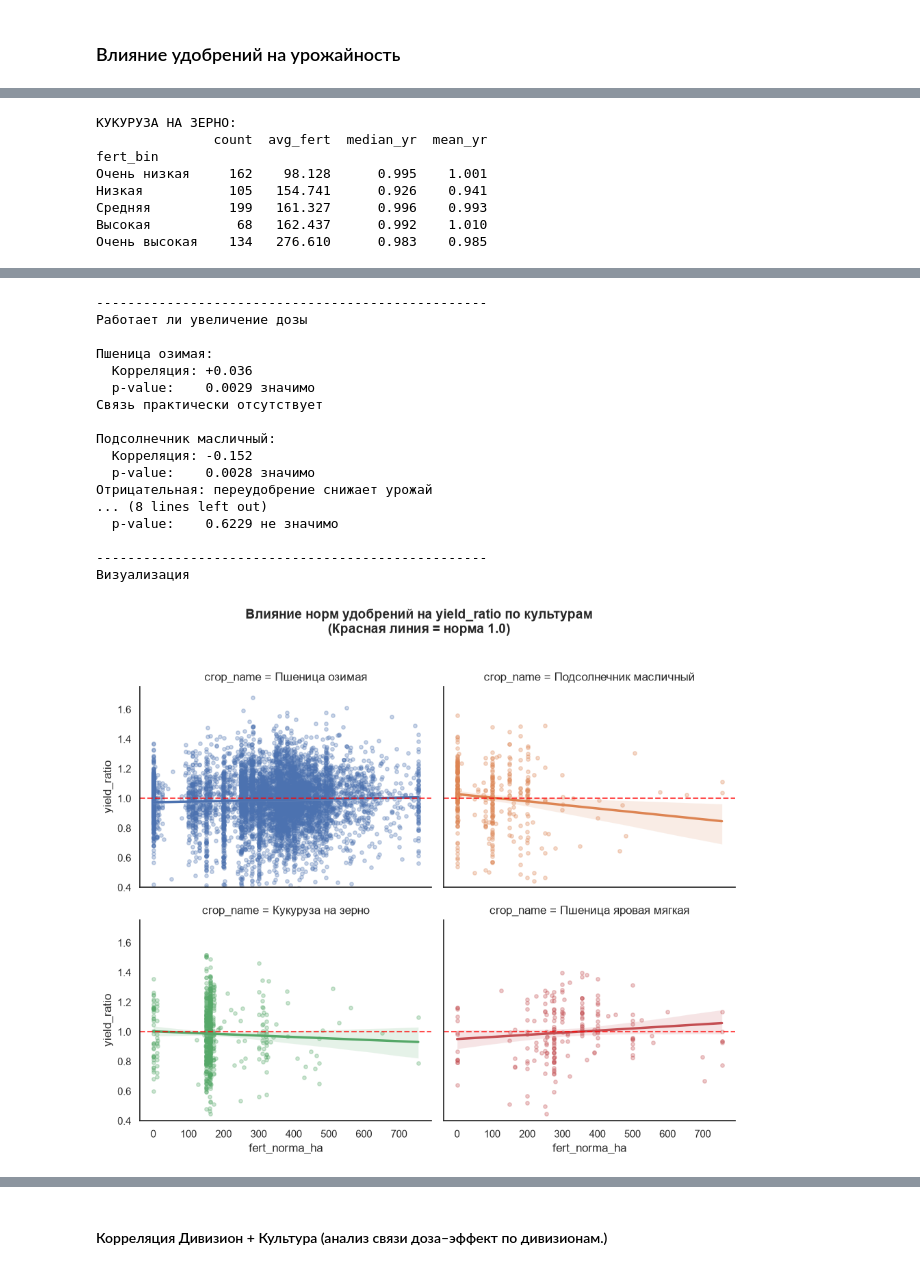
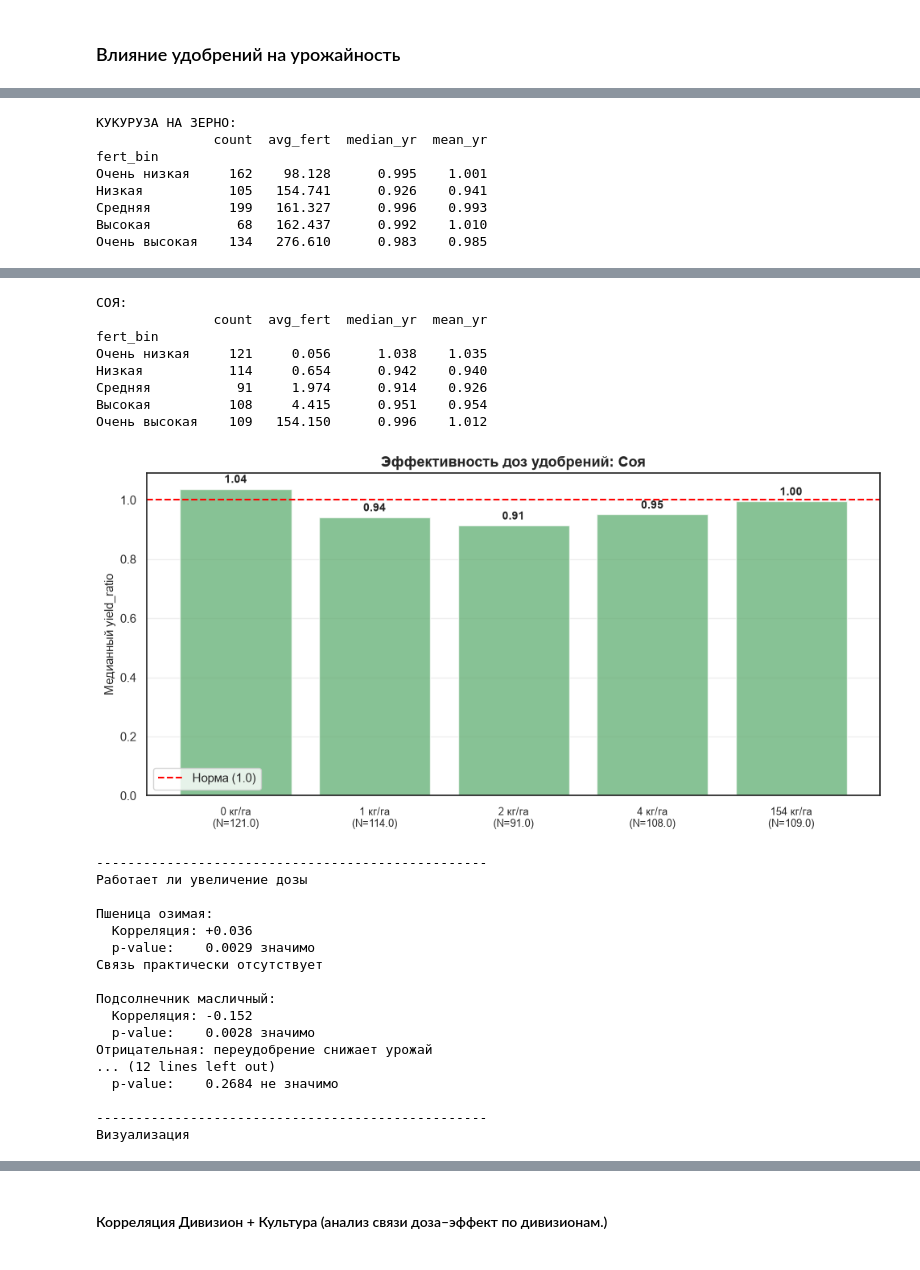
Before and after one commit to Bleckeid/stab, a Jupyter notebook: fields_stab_notebook.ipynb, the cells around one changed output, grey strips where cells are left out. Cells and saved outputs as stored; diff of their text form; code cells hidden in the pictures.

```diff
--- a/fields_stab_notebook.ipynb
+++ b/fields_stab_notebook.ipynb
@@ -774,6 +775,7 @@ target_crops = [
     "Подсолнечник масличный",
     "Пшеница яровая мягкая",
     "Кукуруза на зерно",
+    "Соя"
 ]
 
 # 1 культура, все дивизионы
@@ -1379,6 +1383,7 @@ TARGET_CROPS = [
     "Подсолнечник масличный",
     "Пшеница яровая мягкая",
     "Кукуруза на зерно",
+    "Соя"
 ]
 MIN_SAMPLES = 30
 
@@ -3207,6 +3212,7 @@ TARGET_CROPS = [
     "Подсолнечник масличный",
     "Пшеница яровая мягкая",
     "Кукуруза на зерно",
+    "Соя"
 ]
 MIN_SAMPLES = 30
 
@@ -3579,6 +3633,7 @@ TARGET_CROPS = [
     "Подсолнечник масличный",
     "Пшеница яровая мягкая",
     "Кукуруза на зерно",
+    "Соя"
 ]
 
 # только записи с удобрениями
@@ -4203,7 +4260,7 @@ if len(corn_clipped) > 0:
 ### Влияние удобрений на урожайность
 # %%
 # Целевые культуры
-TARGET_CROPS = ["Пшеница озимая", "Подсолнечник масличный", "Пшеница яровая мягкая", "Кукуруза на зерно"]
+TARGET_CROPS = ["Пшеница озимая", "Подсолнечник масличный", "Пшеница яровая мягкая", "Кукуруза на зерно", "Соя"]
 
 # Фильтруем только записи с урожайностью
 df_yield_analysis = df_merged_study[
@@ -4373,48 +4430,56 @@ plt.show()
 Высокая         1340   409.563      1.001    0.988
 Очень высокая   1329   534.164      1.006    1.001
 [figure]
 ПОДСОЛНЕЧНИК МАСЛИЧНЫЙ:
                count  avg_fert  median_yr  mean_yr
 fert_bin
 Очень низкая     111     0.112      1.069    1.071
 Низкая            43     0.910      1.024    1.018
 Средняя           90    90.676      0.928    0.918
 Высокая           68   137.853      1.066    1.044
 Очень высокая     72   265.722      1.010    0.972
 [figure]
 ПШЕНИЦА ЯРОВАЯ МЯГКАЯ:
                count  avg_fert  median_yr  mean_yr
 fert_bin
 Очень низкая      40   124.471      0.915    0.926
 Низкая            54   265.133      0.959    0.964
 Средняя           26   286.264      1.035    1.003
 Высокая           52   363.856      1.079    1.084
 Очень высокая     26   579.035      0.954    0.977
 [figure]
 КУКУРУЗА НА ЗЕРНО:
                count  avg_fert  median_yr  mean_yr
 fert_bin
 Очень низкая     162    98.128      0.995    1.001
 Низкая           105   154.741      0.926    0.941
 Средняя          199   161.327      0.996    0.993
 Высокая           68   162.437      0.992    1.010
 Очень высокая    134   276.610      0.983    0.985
 [figure]
---------------------------------------------------
-Работает ли увеличение дозы
-
-Пшеница озимая:
-  Корреляция: +0.036
-  p-value:    0.0029 значимо
-Связь практически отсутствует
-
-Подсолнечник масличный:
-  Корреляция: -0.152
-  p-value:    0.0028 значимо
-Отрицательная: переудобрение снижает урожай
-... (8 lines left out)
-  p-value:    0.6229 не значимо
-
---------------------------------------------------
-Визуализация
+СОЯ:
+               count  avg_fert  median_yr  mean_yr
+fert_bin
+Очень низкая     121     0.056      1.038    1.035
+Низкая           114     0.654      0.942    0.940
+Средняя           91     1.974      0.914    0.926
+Высокая          108     4.415      0.951    0.954
+Очень высокая    109   154.150      0.996    1.012
-[figure, old version]
+[figure, new version]
+--------------------------------------------------
+Работает ли увеличение дозы
+
+Пшеница озимая:
+  Корреляция: +0.036
+  p-value:    0.0029 значимо
+Связь практически отсутствует
+
+Подсолнечник масличный:
+  Корреляция: -0.152
+  p-value:    0.0028 значимо
+Отрицательная: переудобрение снижает урожай
+... (12 lines left out)
+  p-value:    0.2684 не значимо
+
+--------------------------------------------------
+Визуализация
```
Also changed, not shown: parts of 18 cells of this notebook.
